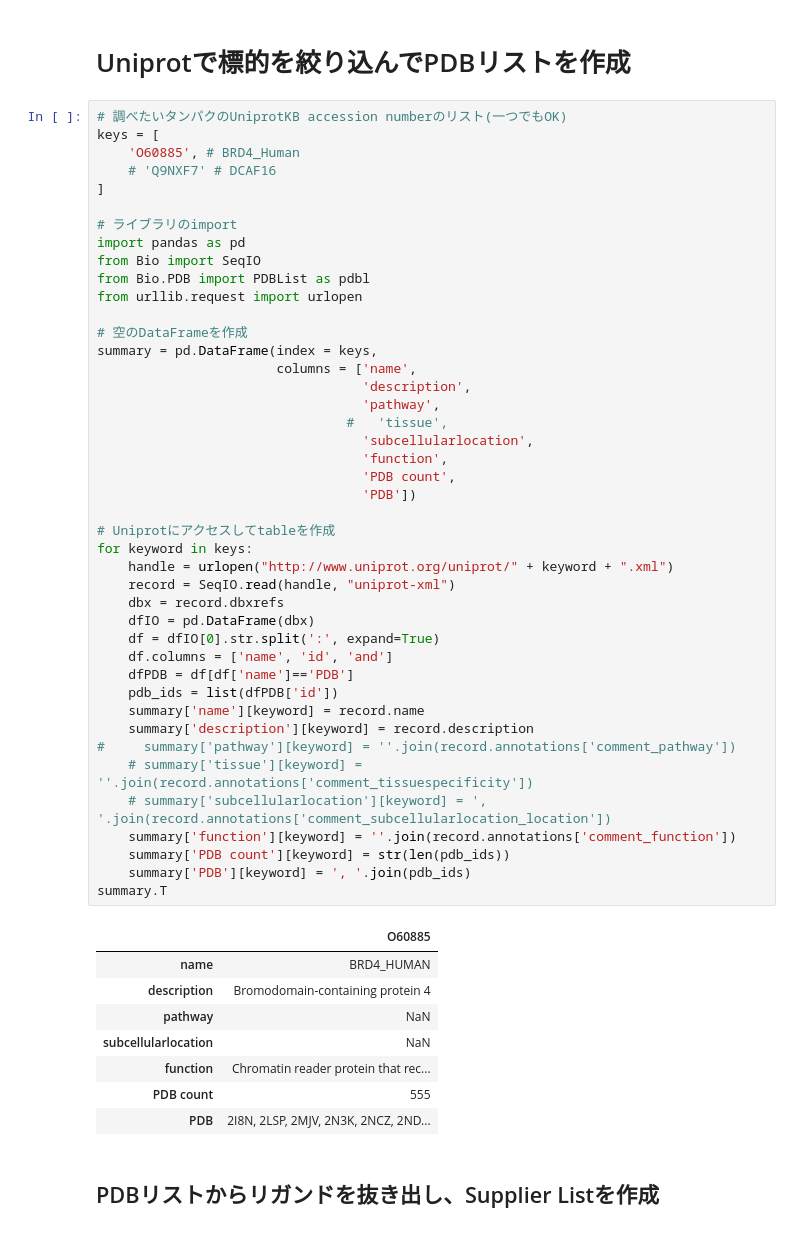
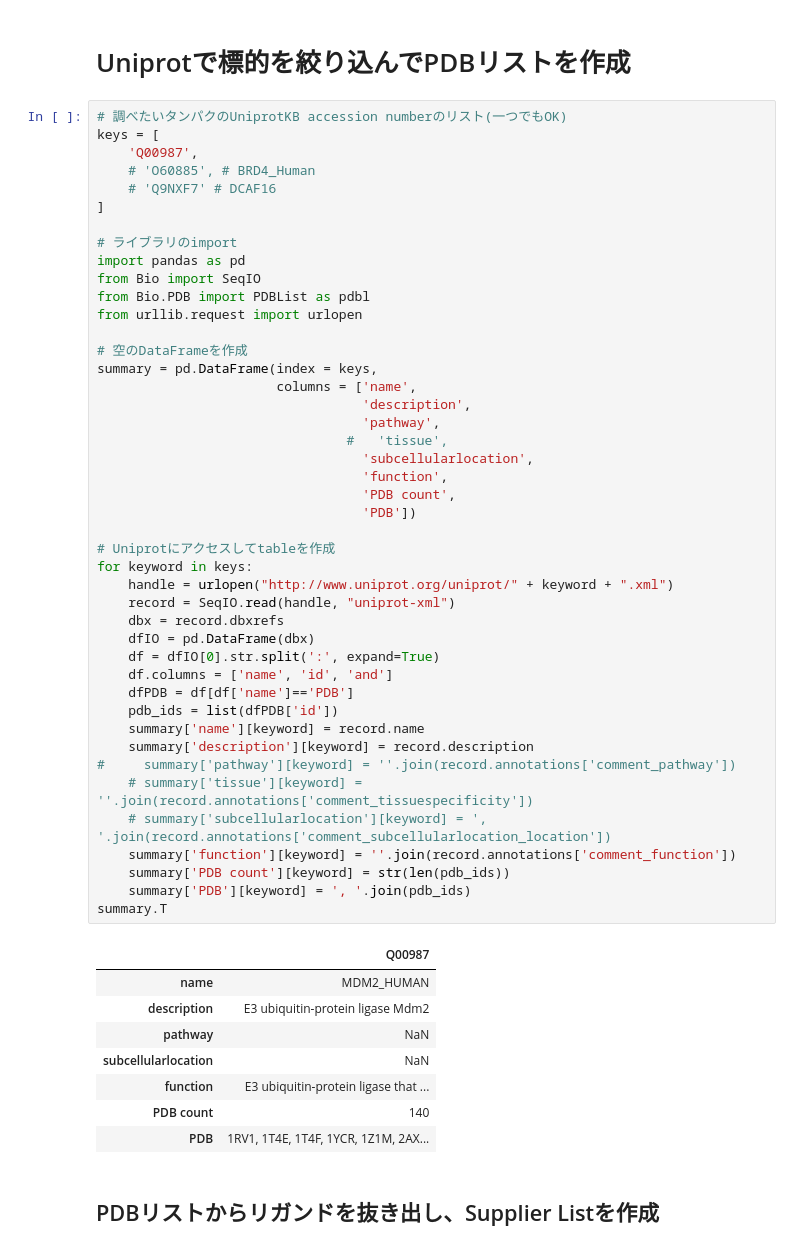
Before and after one commit to keetane/PDB, a Jupyter notebook: PDB2supplier.ipynb, the cells around one changed output. Saved outputs shown, nothing was run; the diff lists cells and outputs as text.

```diff
--- a/PDB2supplier.ipynb
+++ b/PDB2supplier.ipynb
@@ -13,7 +13,8 @@ pdb_ids
 # %%
 # 調べたいタンパクのUniprotKB accession numberのリスト(一つでもOK)
 keys = [
-    'O60885', # BRD4_Human
+    'Q00987',
+    # 'O60885', # BRD4_Human
     # 'Q9NXF7' # DCAF16
 ]
 
@@ -27,41 +28,41 @@ from urllib.request import urlopen
 summary = pd.DataFrame(index = keys,
                        columns = ['name',
                                   'description',
                                   'pathway',
                                 #   'tissue',
                                   'subcellularlocation',
                                   'function',
                                   'PDB count',
                                   'PDB'])
 
 # Uniprotにアクセスしてtableを作成
 for keyword in keys:
     handle = urlopen("http://www.uniprot.org/uniprot/" + keyword + ".xml")
     record = SeqIO.read(handle, "uniprot-xml")
     dbx = record.dbxrefs
     dfIO = pd.DataFrame(dbx)
     df = dfIO[0].str.split(':', expand=True)
     df.columns = ['name', 'id', 'and']
     dfPDB = df[df['name']=='PDB']
     pdb_ids = list(dfPDB['id'])
     summary['name'][keyword] = record.name
     summary['description'][keyword] = record.description
 #     summary['pathway'][keyword] = ''.join(record.annotations['comment_pathway'])
     # summary['tissue'][keyword] = ''.join(record.annotations['comment_tissuespecificity'])
     # summary['subcellularlocation'][keyword] = ', '.join(record.annotations['comment_subcellularlocation_location'])
     summary['function'][keyword] = ''.join(record.annotations['comment_function'])
     summary['PDB count'][keyword] = str(len(pdb_ids))
     summary['PDB'][keyword] = ', '.join(pdb_ids)
 summary.T
 # %% [output]
-|  | O60885 |
-| name | BRD4_HUMAN |
-| description | Bromodomain-containing protein 4 |
+|  | Q00987 |
+| name | MDM2_HUMAN |
+| description | E3 ubiquitin-protein ligase Mdm2 |
 | pathway | NaN |
 | subcellularlocation | NaN |
-| function | Chromatin reader protein that rec... |
-| PDB count | 555 |
-| PDB | 2I8N, 2LSP, 2MJV, 2N3K, 2NCZ, 2ND... |
+| function | E3 ubiquitin-protein ligase that ... |
+| PDB count | 140 |
+| PDB | 1RV1, 1T4E, 1T4F, 1YCR, 1Z1M, 2AX... |
 # %% [markdown]
 ## PDBリストからリガンドを抜き出し、Supplier Listを作成
 # %% [markdown]
```
Also changed, not shown: parts of 1 cell of this notebook.
